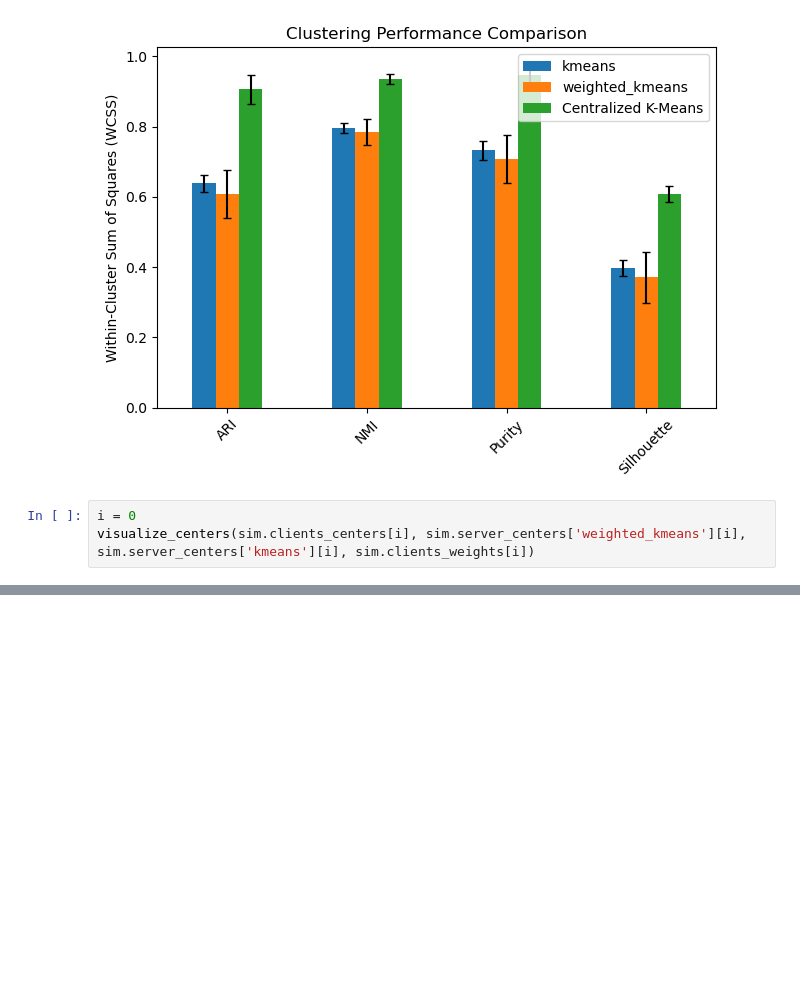
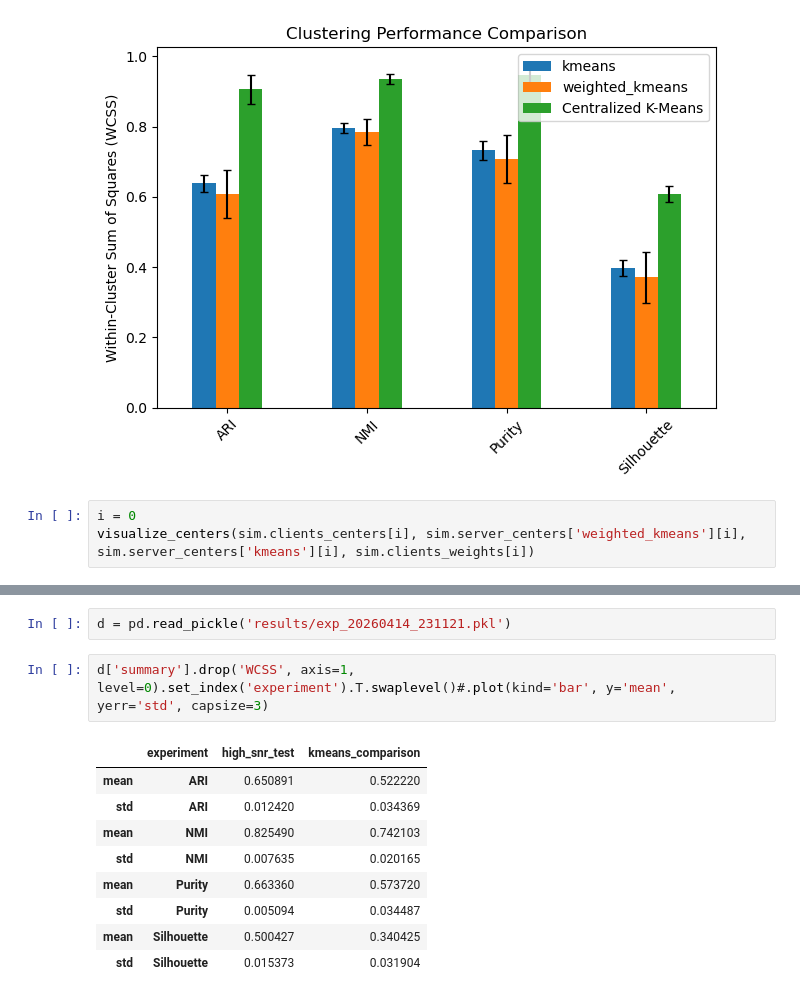
Before and after one commit to yizg/TR_FedKR, a Jupyter notebook: start.ipynb, the cells around one changed output, grey strips where cells are left out. Cells and saved outputs as stored; diff of their text form; blank space fills up the shorter version.

```diff
--- a/start.ipynb
+++ b/start.ipynb
@@ -502,0 +546,14 @@ visualize_centers(sim.clients_centers[i], sim.server_centers['weighted_kmeans'][
+# %%
+d = pd.read_pickle('results/exp_20260414_231121.pkl')
+# %%
+d['summary'].drop('WCSS', axis=1, level=0).set_index('experiment').T.swaplevel()#.plot(kind='bar', y='mean', yerr='std', capsize=3)
+# %% [output]
+|  | experiment | high_snr_test | kmeans_comparison |
+| mean | ARI | 0.650891 | 0.522220 |
+| std | ARI | 0.012420 | 0.034369 |
+| mean | NMI | 0.825490 | 0.742103 |
+| std | NMI | 0.007635 | 0.020165 |
+| mean | Purity | 0.663360 | 0.573720 |
+| std | Purity | 0.005094 | 0.034487 |
+| mean | Silhouette | 0.500427 | 0.340425 |
+| std | Silhouette | 0.015373 | 0.031904 |
```
Also changed, not shown: parts of 5 cells of this notebook, 7 other files.
